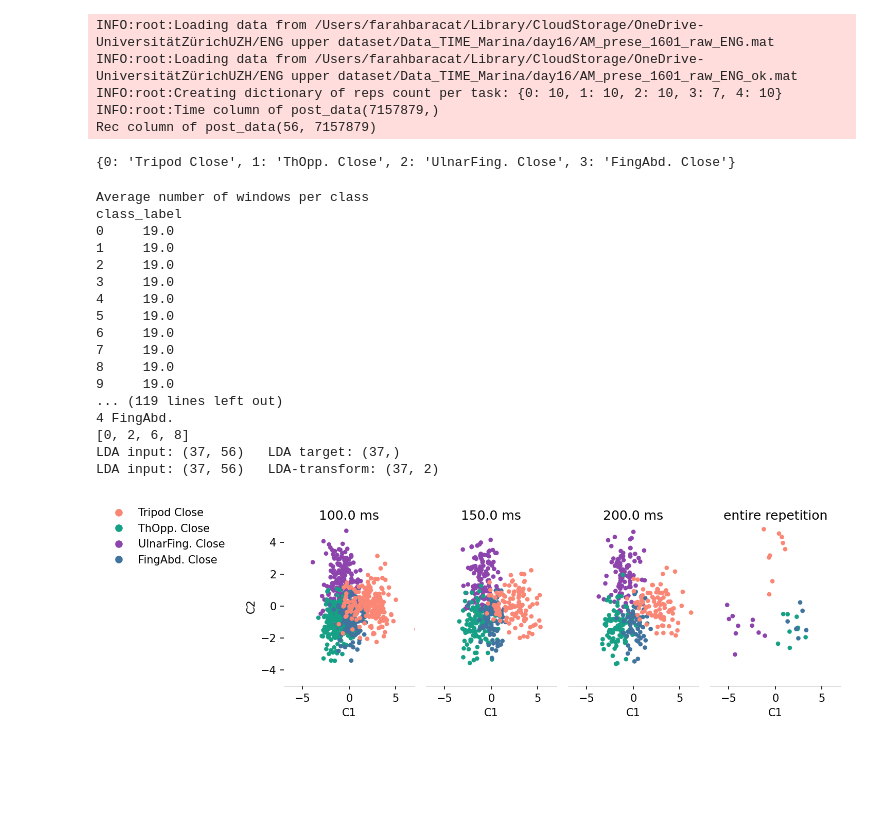
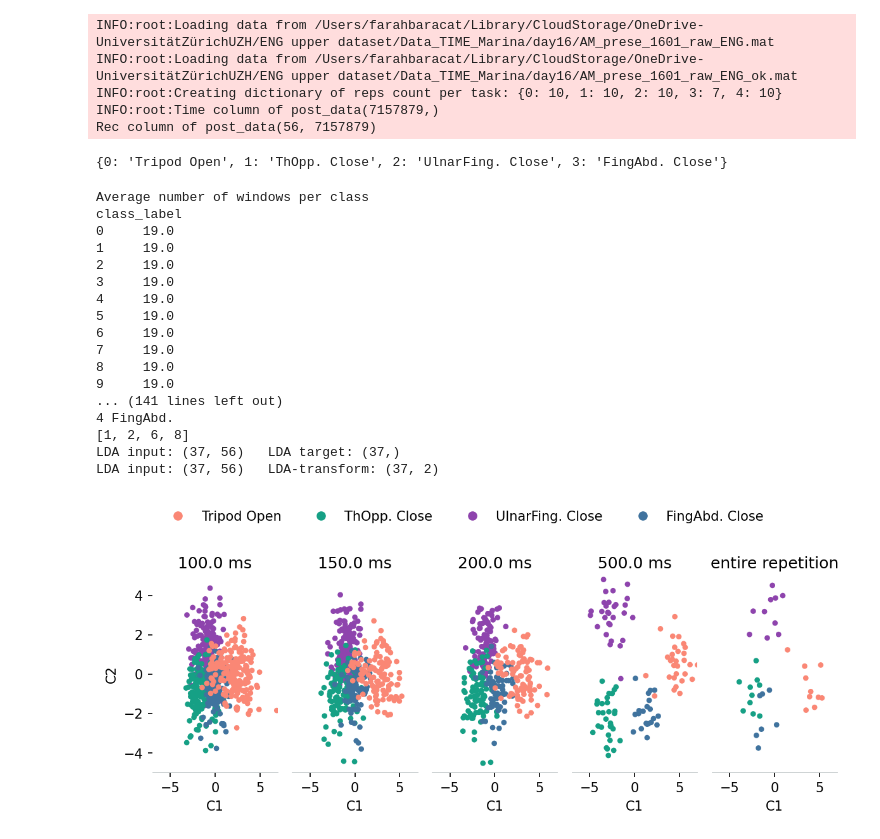
Before and after one commit to FarahBaracat/gest_classification_eng, a Jupyter notebook: notebooks/5.LDA_analysis.ipynb, the cells around one changed output. Cells and saved outputs as stored; diff of their text form; code cells hidden in the pictures; blank space fills up the shorter version.

```diff
--- a/notebooks/5.LDA_analysis.ipynb
+++ b/notebooks/5.LDA_analysis.ipynb
@@ -55,9 +55,8 @@ save_figs = True
 
 # Select only few classes from all for classification
 Gest_namedtup = namedtuple('gesture', ['id', 'phase'])
-sel_gest_phase = [Gest_namedtup(0, 'Close'),
+sel_gest_phase = [Gest_namedtup(0, 'Open'),
                   Gest_namedtup(1, 'Close'),
-                  # Gest_namedtup(2,'Close'),
                   Gest_namedtup(3, 'Close'),
                   Gest_namedtup(4, 'Close')]
 # %%
@@ -75,7 +74,7 @@ Rec column of post_data(56, 7157879)
 CLASS_TO_GEST = {i:f'{eng_dataset.task_order[gest.id]} {gest.phase}' for i, gest in enumerate(sel_gest_phase)}
 print(CLASS_TO_GEST)
 # %% [output]
-{0: 'Tripod Close', 1: 'ThOpp. Close', 2: 'UlnarFing. Close', 3: 'FingAbd. Close'}
+{0: 'Tripod Open', 1: 'ThOpp. Close', 2: 'UlnarFing. Close', 3: 'FingAbd. Close'}
 # %%
 # load filtered ENG data
 filt_filename = f"day{eng_dataset.day}{eng_dataset.session}_eng_filt_{eng_dataset.filt_pipeline['bp_cutoff_freq'][0]}_{eng_dataset.filt_pipeline['bp_cutoff_freq'][1]}.pkl"
@@ -135,7 +134,7 @@ def apply_lda_transform(eng_dataset, feature, organize_strat, wind_size, overlap
 #                     over_entire_rep=True)
 # %%
 # Plot lda-transformed data for multiple window sizes
-wind_sizes = [0.1, 0.15, 0.20, 1]
+wind_sizes = [0.1, 0.15, 0.20, 0.5, 1]
 custom_cmap = ListedColormap(sns.color_palette(GEST_COLORS).as_hex())
 marker_size = 10
 
@@ -169,35 +168,35 @@ for col, wind_size in enumerate(wind_sizes):
 
     sns.despine(ax=ax, trim=False,left=True)
 
 # add legend
 handles = [plt.Line2D([], [], color=GEST_COLORS[i], linestyle='None', marker='o') for i in range(len(CLASS_TO_GEST))]
 legend_label = list(CLASS_TO_GEST.values())
 leg = fig.legend(handles=handles, labels=legend_label,
-                 loc='upper right', bbox_to_anchor=(0, 1.),
-                 ncols=1, frameon=False)
+                  bbox_to_anchor=(0.9, 1.15),
+                 ncols=len(CLASS_TO_GEST), frameon=False)
 
 fig.tight_layout()
 
 # save figure
 if save_figs:
     filename = f"day{DAY}{SESSION}_lda_tripod_ol_{int(overlap_perc*100)}_{sel_gest_phase[0].phase}.png"
     fig.savefig(os.path.join(FIG_LDA_DIR, filename), dpi=300, bbox_inches='tight')
 # %% [output]
 Average number of windows per class
 class_label
 0     19.0
 1     19.0
 2     19.0
 3     19.0
 4     19.0
 5     19.0
 6     19.0
 7     19.0
 8     19.0
 9     19.0
-... (119 lines left out)
+... (141 lines left out)
 4 FingAbd.
-[0, 2, 6, 8]
+[1, 2, 6, 8]
 LDA input: (37, 56)   LDA target: (37,)
 LDA input: (37, 56)   LDA-transform: (37, 2)
-[figure, old version]
+[figure, new version]
```
Also changed, not shown: 3 other files.
